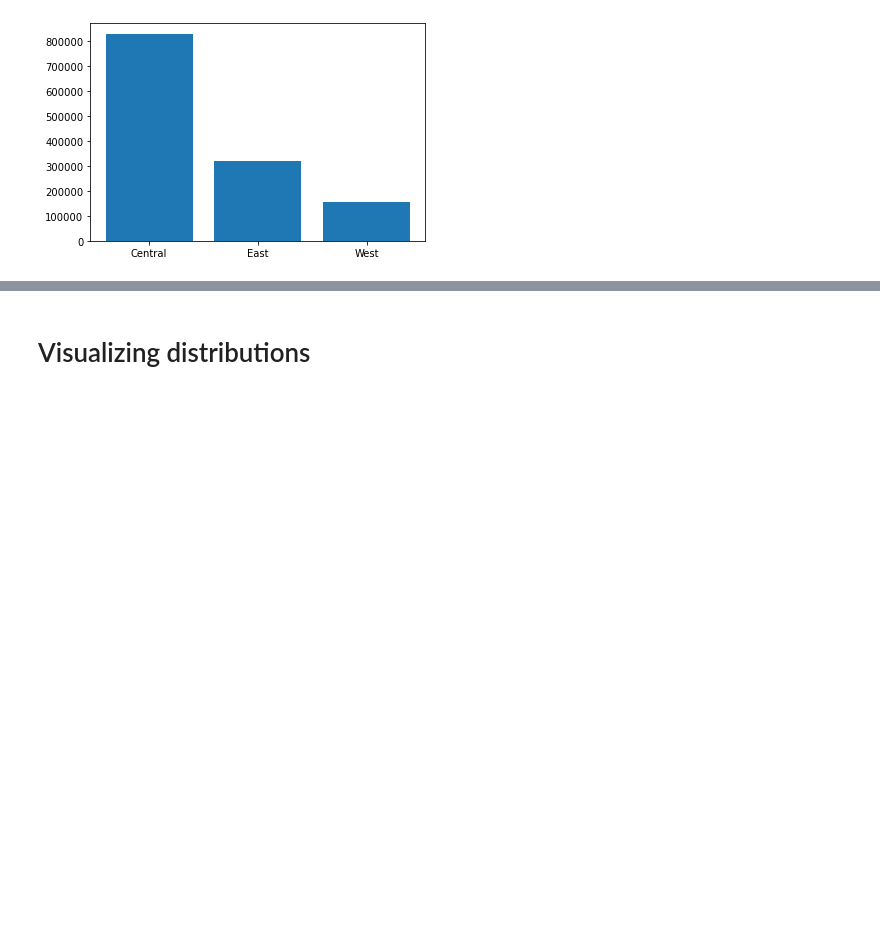
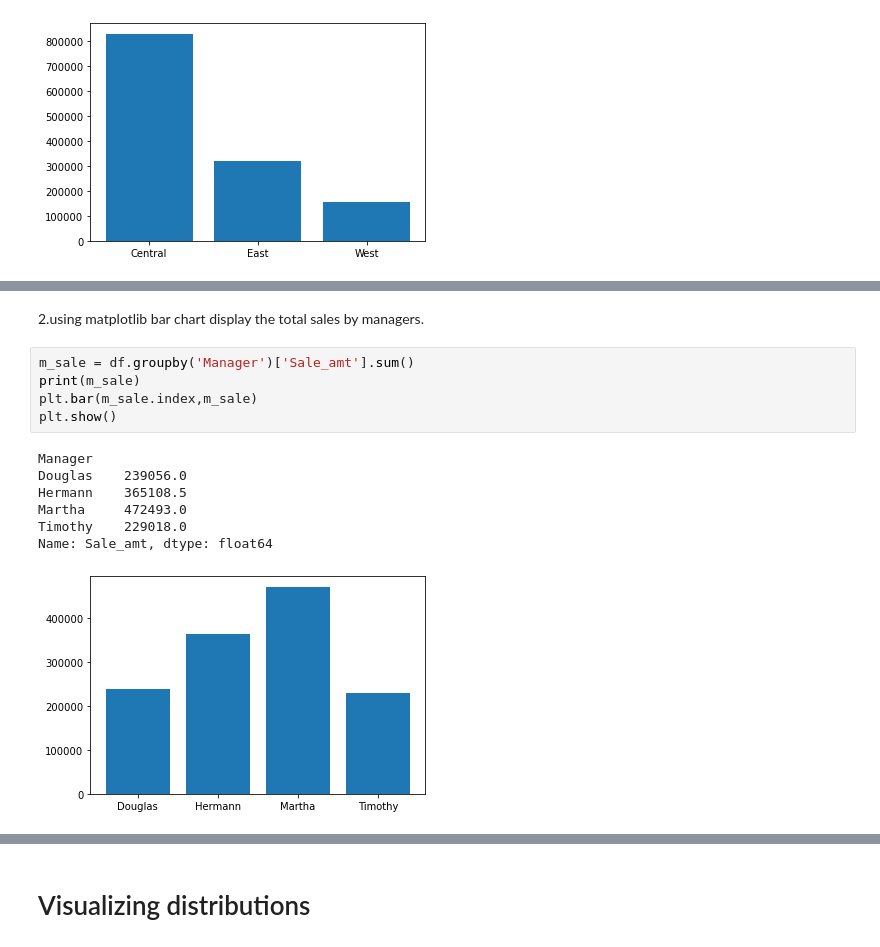
Before and after one commit to laxminavalagi/5thSem, a Jupyter notebook: Data_visualization_with_python.ipynb, the cells around one changed output, grey strips where cells are left out. Drawn from its saved outputs; the diff is of its cells as text; blank space fills up the shorter version.

```diff
--- a/Data_visualization_with_python.ipynb
+++ b/Data_visualization_with_python.ipynb
@@ -625,0 +635,15 @@ plt.show()
+# %% [markdown]
+2.using matplotlib bar chart display the total sales by managers.
+# %%
+m_sale = df.groupby('Manager')['Sale_amt'].sum()
+print(m_sale)
+plt.bar(m_sale.index,m_sale)
+plt.show()
+# %% [output]
+Manager
+Douglas    239056.0
+Hermann    365108.5
+Martha     472493.0
+Timothy    229018.0
+Name: Sale_amt, dtype: float64
+[figure, added]
```
Also changed, not shown: parts of 54 cells of this notebook.
